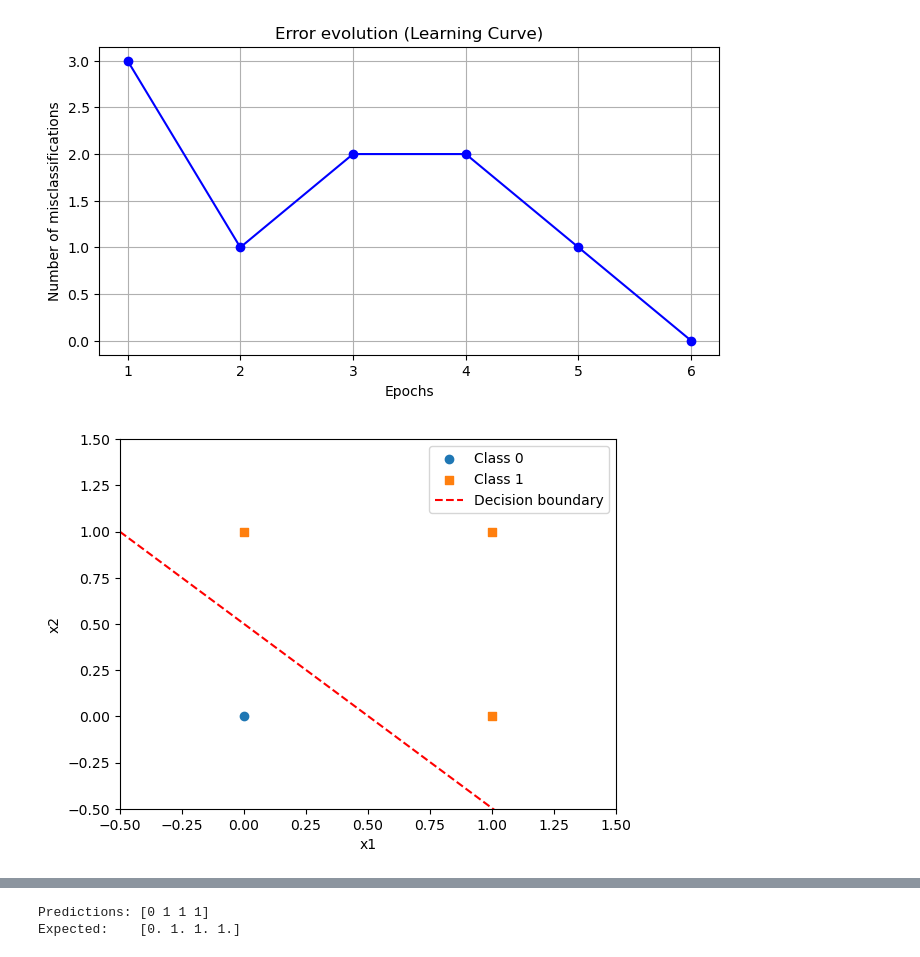
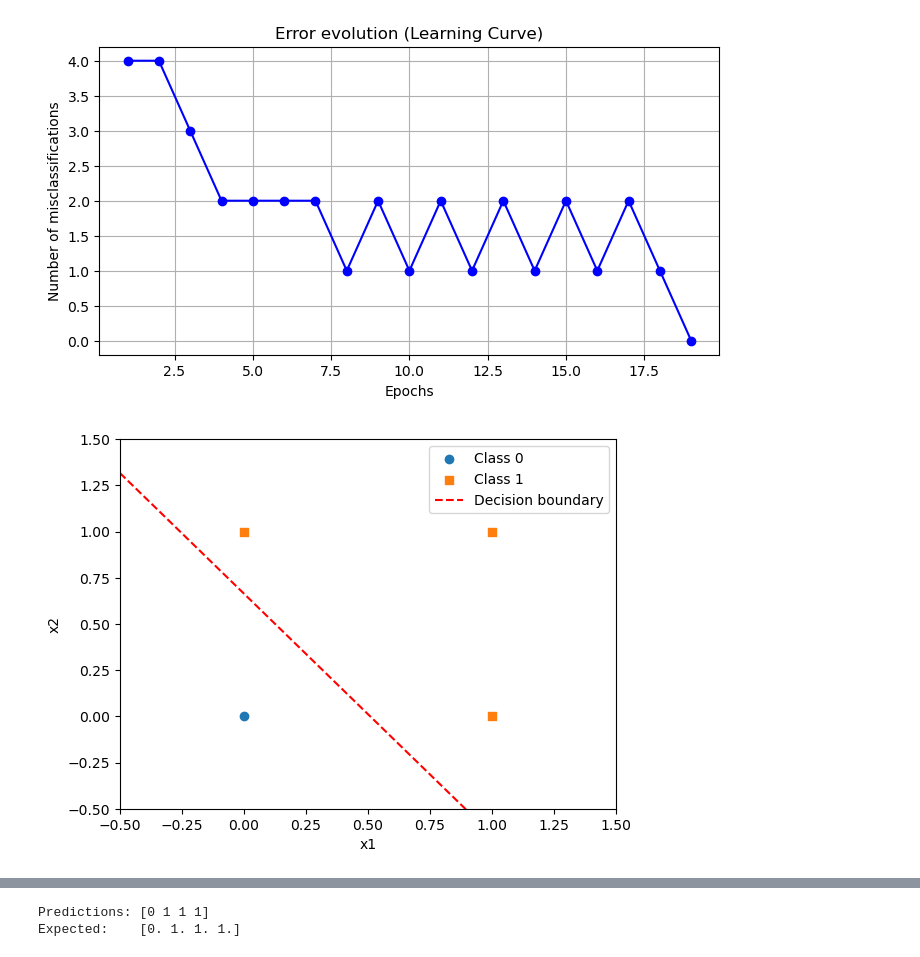
Before and after one commit to diegobellante/deep-learning-from-scratch, a Jupyter notebook: notebooks/01_perceptron.ipynb, the cells around one changed output, grey strips where cells are left out. Cells and saved outputs as stored; diff of their text form; code cells hidden in the pictures.

```diff
--- a/notebooks/01_perceptron.ipynb
+++ b/notebooks/01_perceptron.ipynb
@@ -76,16 +88,17 @@ def plot_training_animation(X, y, epochs, seed):
       if epoch_error == 0:
                 break
 # %%
-EPOCHS = 15
+EPOCHS = 125
 SEED = 4
-model = Perceptron(2, lr = 0.8, seed = SEED)
+LR = 0.0005
+model = Perceptron(2, lr = LR, seed = SEED)
 errors = model.train(X,y_or,epochs = EPOCHS)
 plot_learning_curve(errors)
 # %% [output]
-[figure, old version]
+[figure, new version]
 # %%
 
 plot_decision_boundary(X, y_or, model)
 # %% [output]
-[figure, old version]
+[figure, new version]
 # %%
```
Also changed, not shown: parts of 3 cells of this notebook.
